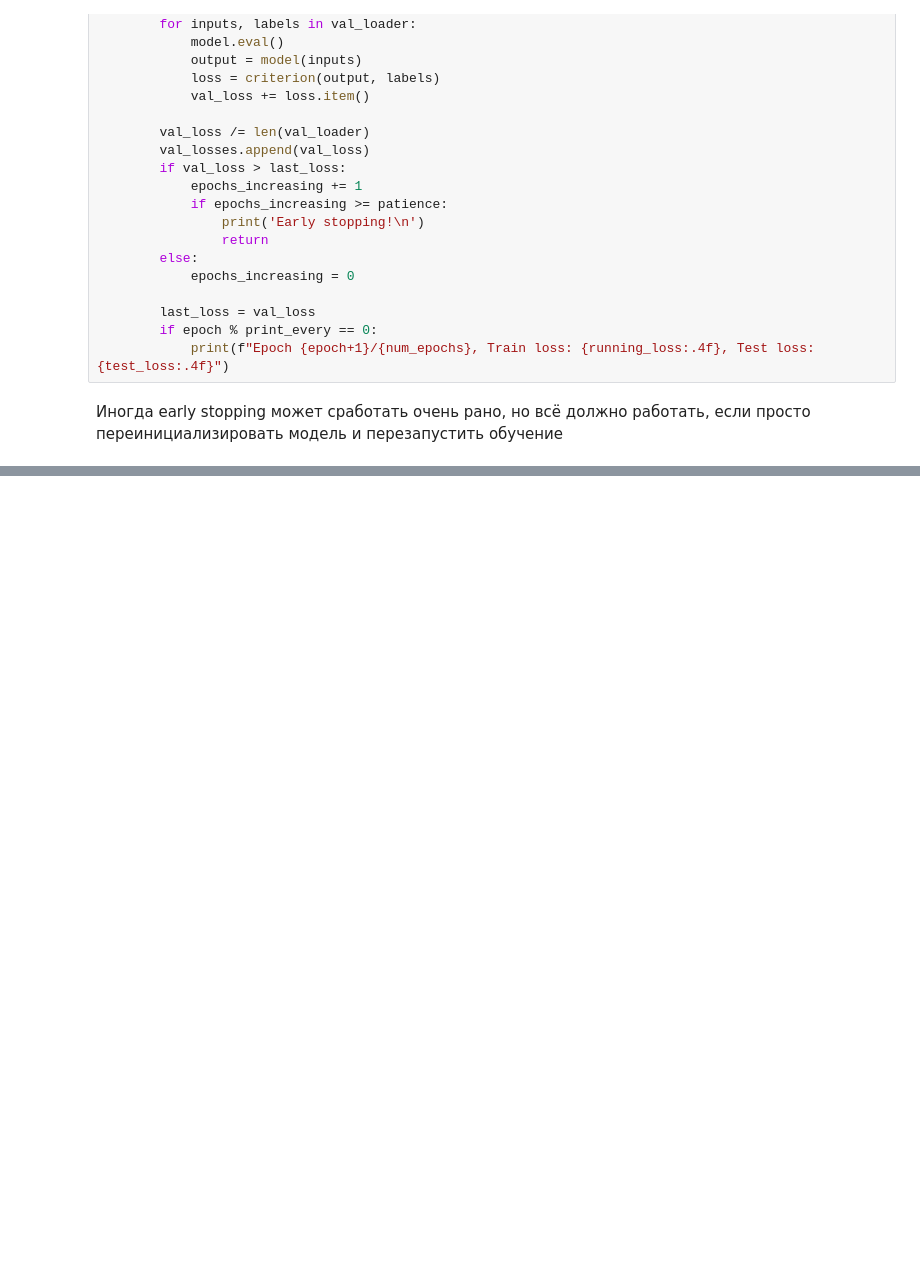
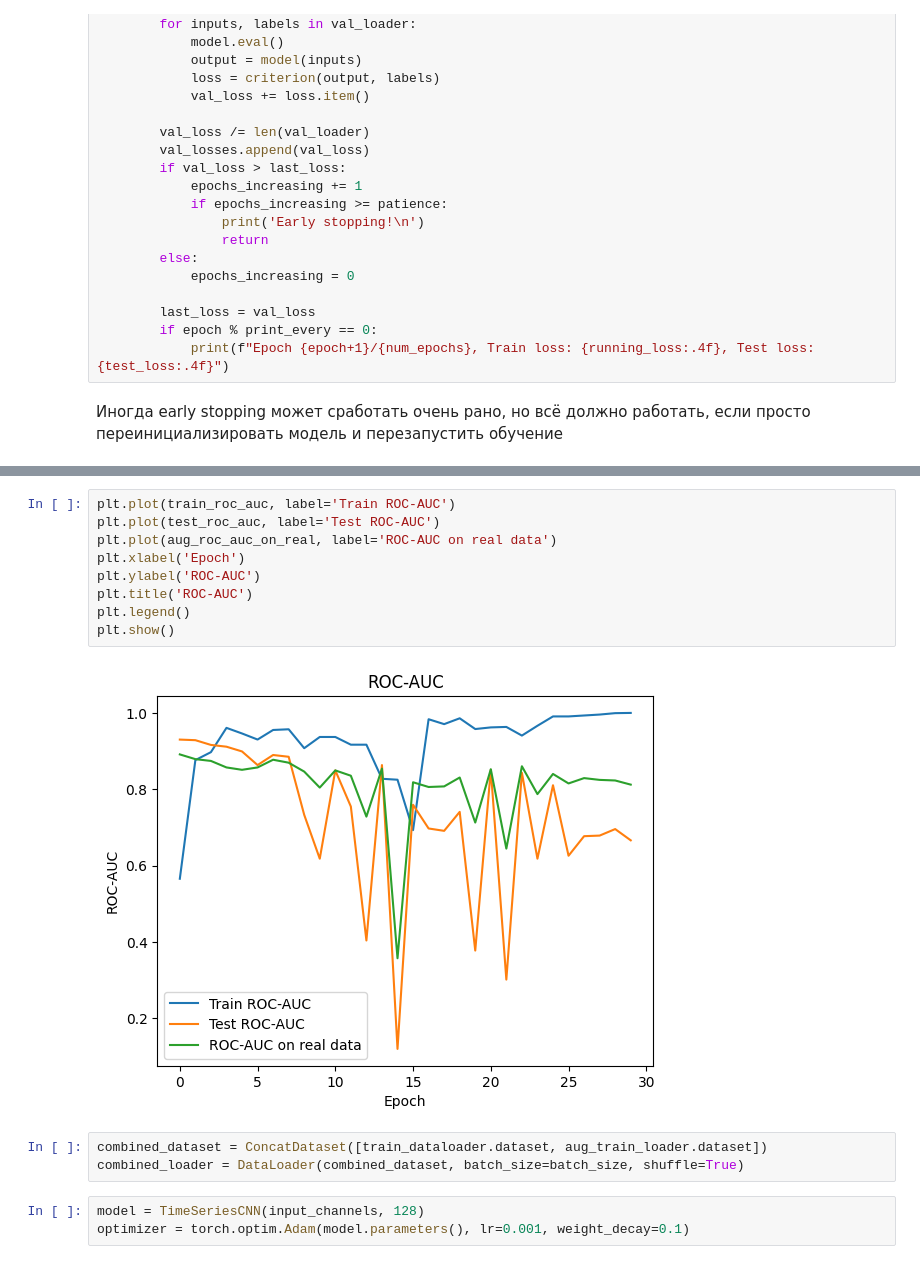
Before and after one commit to n0n1ck1/fMRI-augmentation, a Jupyter notebook: fmri_TimeSeriesCNN.ipynb, the cells around one changed output, grey strips where cells are left out. Cells and saved outputs as stored; diff of their text form; blank space fills up the shorter version.

```diff
--- a/fmri_TimeSeriesCNN.ipynb
+++ b/fmri_TimeSeriesCNN.ipynb
@@ -229,0 +539,17 @@ plt.show()
+# %%
+plt.plot(train_roc_auc, label='Train ROC-AUC')
+plt.plot(test_roc_auc, label='Test ROC-AUC')
+plt.plot(aug_roc_auc_on_real, label='ROC-AUC on real data')
+plt.xlabel('Epoch')
+plt.ylabel('ROC-AUC')
+plt.title('ROC-AUC')
+plt.legend()
+plt.show()
+# %% [output]
+[figure, added]
+# %%
+combined_dataset = ConcatDataset([train_dataloader.dataset, aug_train_loader.dataset])
+combined_loader = DataLoader(combined_dataset, batch_size=batch_size, shuffle=True)
+# %%
+model = TimeSeriesCNN(input_channels, 128)
+optimizer = torch.optim.Adam(model.parameters(), lr=0.001, weight_decay=0.1)
```
Also changed, not shown: parts of 27 cells of this notebook.
